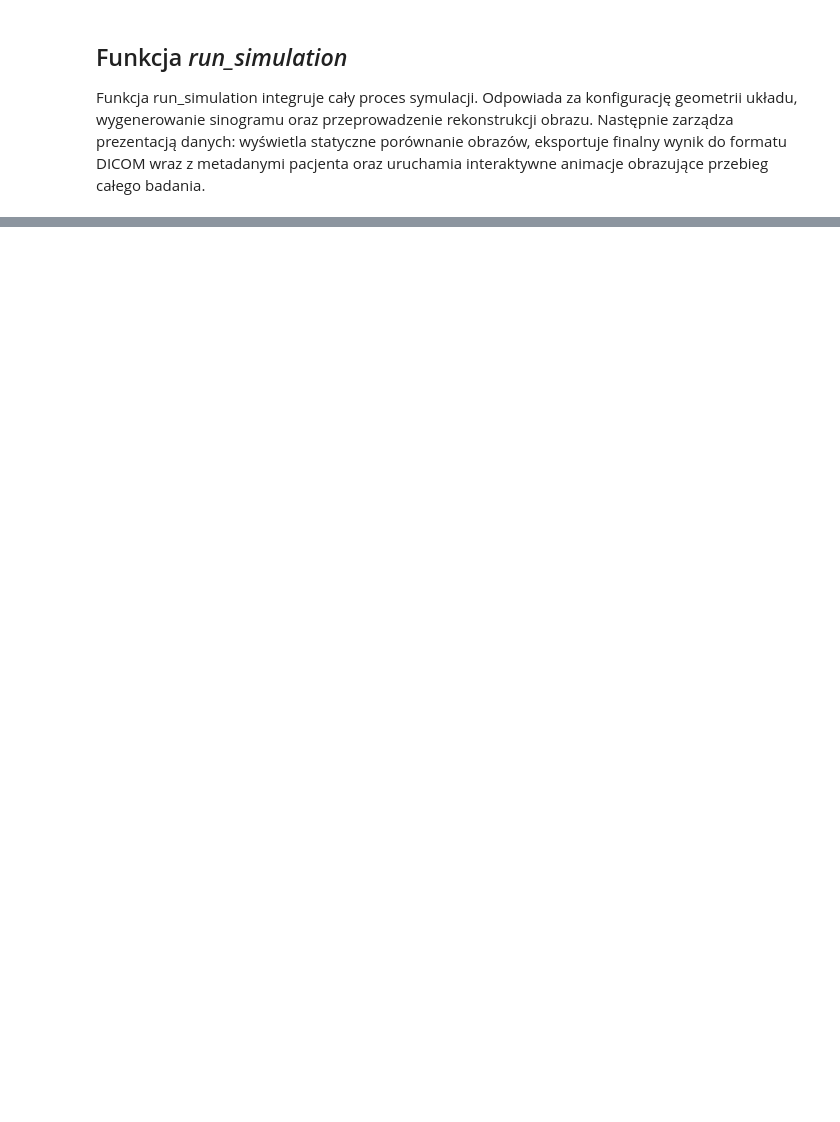
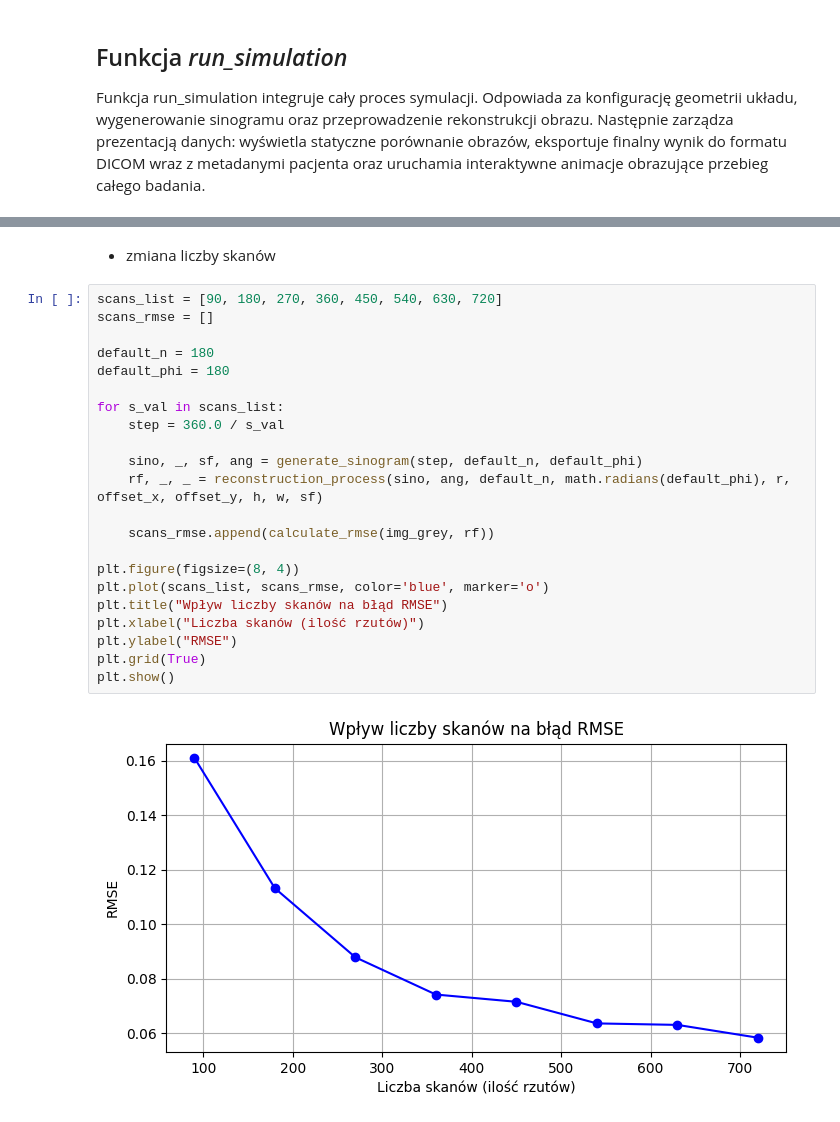
Before and after one commit to julia-m11/Tomograf, a Jupyter notebook: tomograf1.ipynb, the cells around one changed output, grey strips where cells are left out. Drawn from its saved outputs; the diff is of its cells as text; blank space fills up the shorter version.

```diff
--- a/tomograf1.ipynb
+++ b/tomograf1.ipynb
@@ -266,0 +353,26 @@ interactive(children=(FloatSlider(value=2.0, description='Krok (Δα):', max=10.
+# %% [markdown]
+* zmiana liczby skanów
+# %%
+scans_list = [90, 180, 270, 360, 450, 540, 630, 720]
+scans_rmse = []
+
+default_n = 180
+default_phi = 180
+
+for s_val in scans_list:
+    step = 360.0 / s_val
+
+    sino, _, sf, ang = generate_sinogram(step, default_n, default_phi)
+    rf, _, _ = reconstruction_process(sino, ang, default_n, math.radians(default_phi), r, offset_x, offset_y, h, w, sf)
+
+    scans_rmse.append(calculate_rmse(img_grey, rf))
+
+plt.figure(figsize=(8, 4))
+plt.plot(scans_list, scans_rmse, color='blue', marker='o')
+plt.title("Wpływ liczby skanów na błąd RMSE")
+plt.xlabel("Liczba skanów (ilość rzutów)")
+plt.ylabel("RMSE")
+plt.grid(True)
+plt.show()
+# %% [output]
+[figure, added]
```
Also changed, not shown: parts of 21 cells of this notebook.
